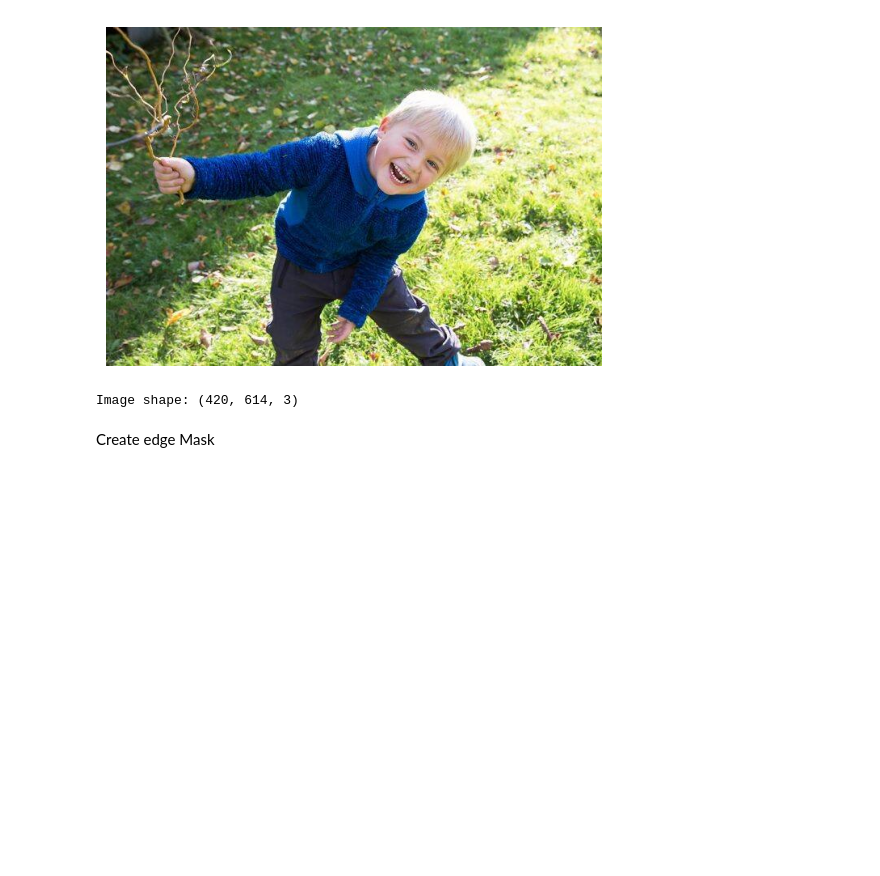
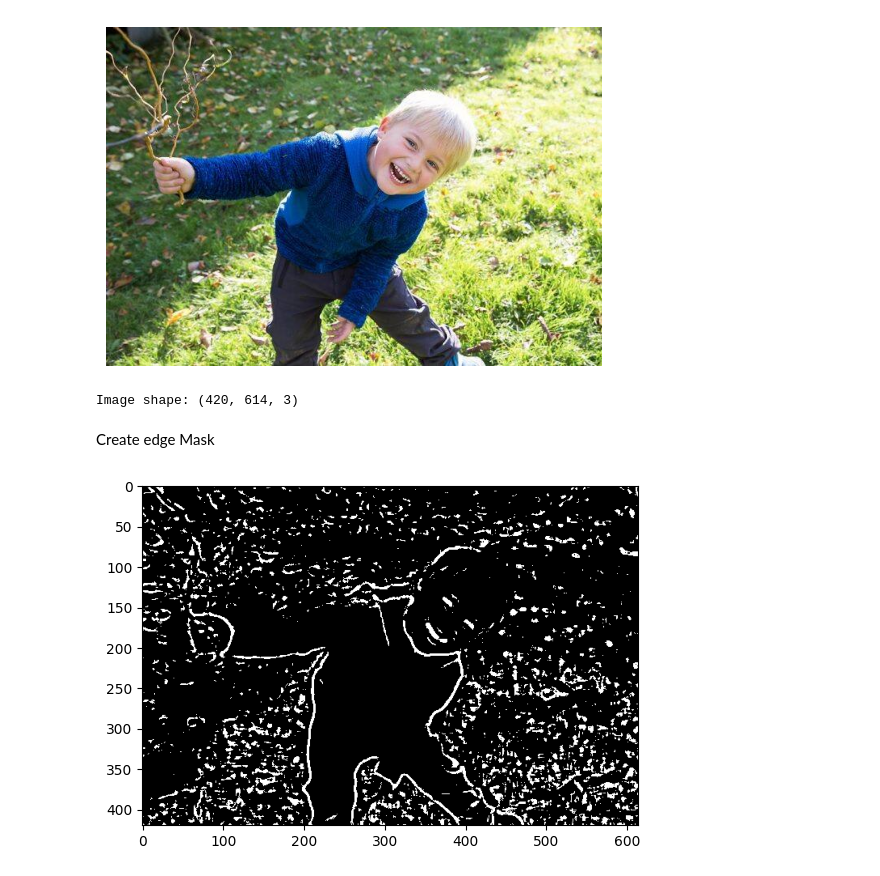
Before and after one commit to ShrijaVarma/cartoon-effect-on-images, a Jupyter notebook: cartoon_effect_on_images.ipynb, the cells around one changed output. Drawn from its saved outputs; the diff is of its cells as text; code cells hidden in the pictures; blank space fills up the shorter version.

Commit message:
Generate and display image edges using edge_mask

```diff
--- a/cartoon_effect_on_images.ipynb
+++ b/cartoon_effect_on_images.ipynb
@@ -40,3 +40,10 @@ def edge_mask(img, line_size, blue_value):
     edges = cv2.adaptiveThreshold(gray_blur, 255, cv2.ADAPTIVE_THRESH_MEAN_C,
     cv2.THRESH_BINARY, line_size, blue_value )
     return edges
+# %%
+line_size, blur_value = 7,7
+edges = edge_mask(img , line_size, blur_value)
+plt.imshow(edges, cmap = "binary")
+plt.show()
+# %% [output]
+[figure, added]
```
